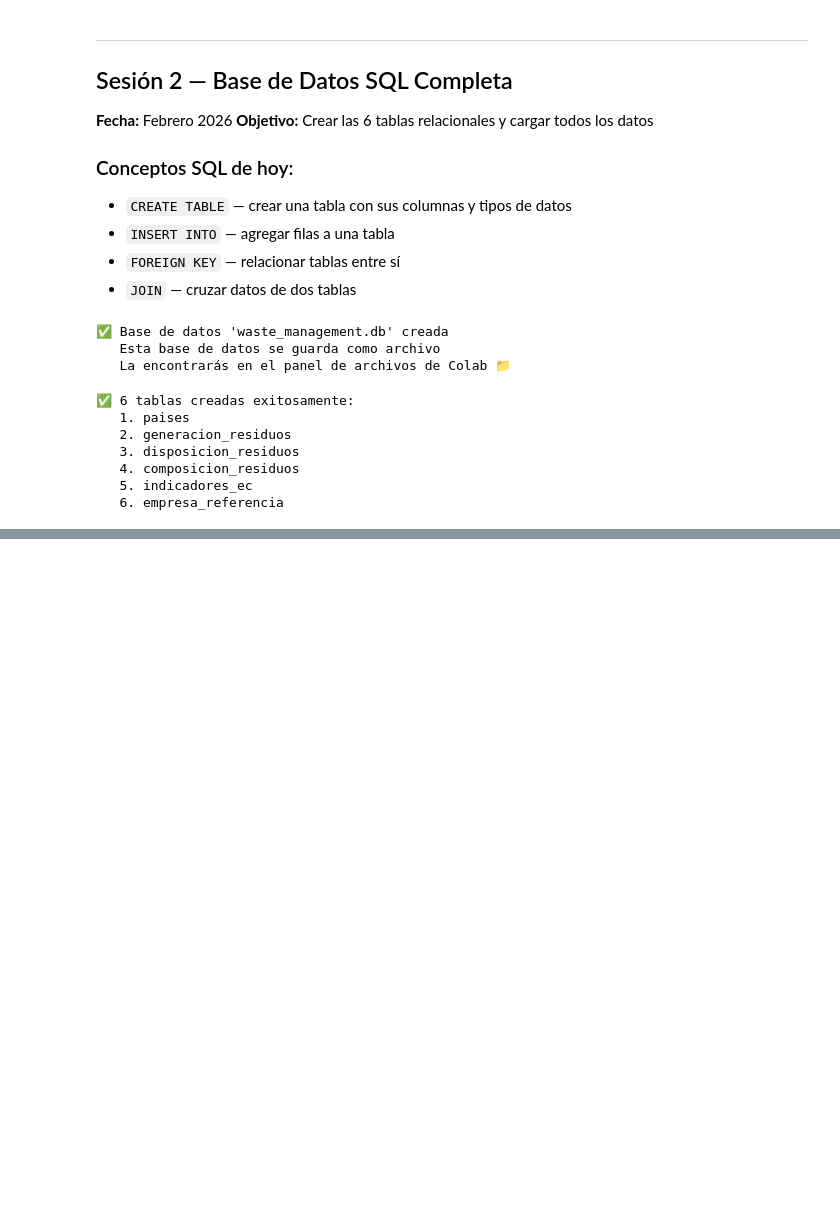
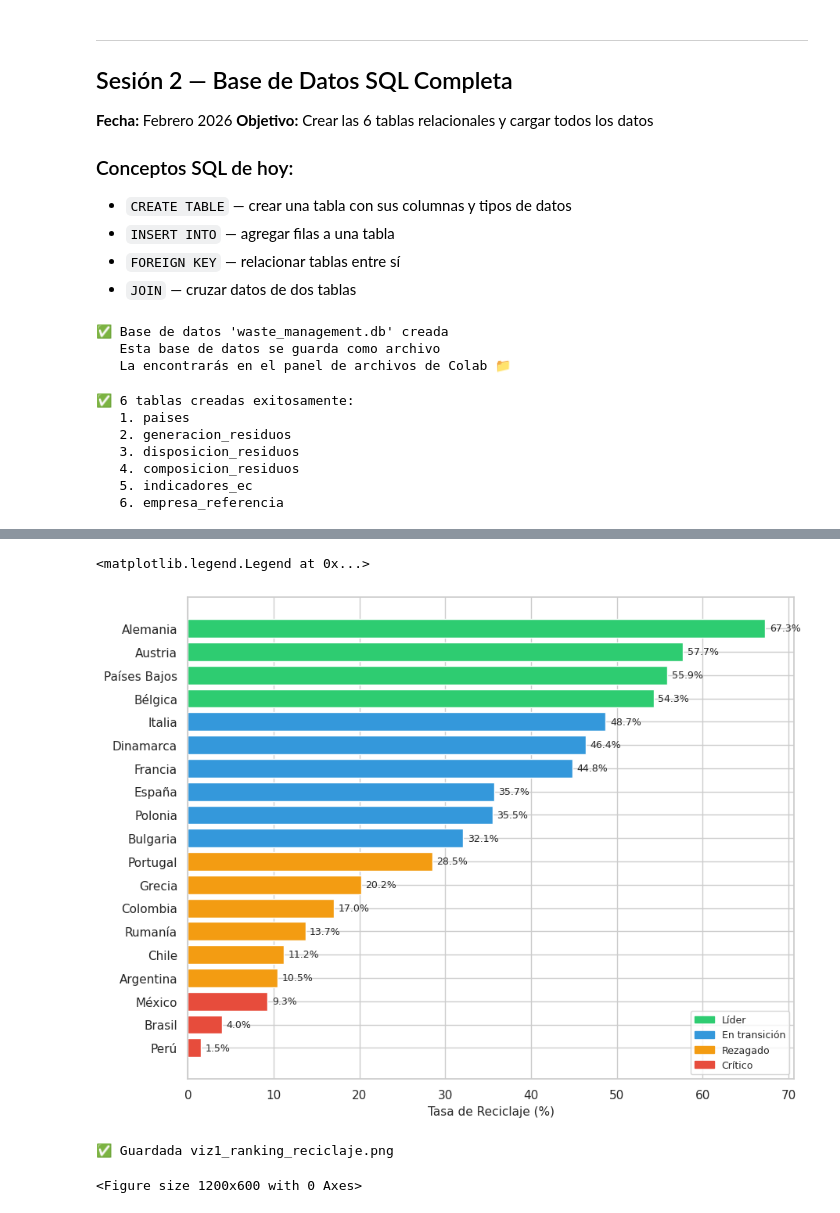
Before and after one commit to laura8am/portfolio-data-analyst, a Jupyter notebook: proyecto3_residuos_economia_circular.ipynb, the cells around one changed output, grey strips where cells are left out. Drawn from its saved outputs; the diff is of its cells as text; code cells hidden in the pictures; blank space fills up the shorter version.

```diff
--- a/proyecto3_residuos_economia_circular.ipynb
+++ b/proyecto3_residuos_economia_circular.ipynb
@@ -666,0 +956,42 @@ print("   → Polonia es el benchmark realista para México, no Alemania")
+# %%
+# ============================================================
+# VISUALIZACIÓN 1: Ranking de reciclaje — todos los países
+# ============================================================
+
+fig, ax = plt.subplots(figsize=(10, 8))
+
+# Preparar datos
+df_plot = resultado3.sort_values('reciclaje_pct', ascending=True)
+
+# Colores por clasificación
+colores_map = {
+    'Líder': '#2ecc71',
+    'En transición': '#3498db',
+    'Rezagado': '#f39c12',
+    'Crítico': '#e74c3c'
+}
+colores = [colores_map[c] for c in df_plot['clasificacion']]
+
+bars = ax.barh(df_plot['nombre'], df_plot['reciclaje_pct'], color=colores)
+
+# Línea de meta EU 2030
+ax.set_xlabel('Tasa de Reciclaje (%)', fontsize=11)
+
+# Etiquetas de valores
+for bar, val in zip(bars, df_plot['reciclaje_pct']):
+    ax.text(bar.get_width() + 0.5, bar.get_y() + bar.get_height()/2,
+            f'{val}%', va='center', fontsize=9)
+
+# Leyenda de colores
+from matplotlib.patches import Patch
+leyenda = [Patch(color=v, label=k) for k, v in colores_map.items()]
+ax.legend(handles=leyenda, loc='lower right', fontsize=9)
+# %% [output]
+<matplotlib.legend.Legend at 0x...>
+[figure, added]
+# %%
+plt.savefig('viz1_ranking_reciclaje.png', dpi=150, bbox_inches='tight')
+print("✅ Guardada viz1_ranking_reciclaje.png")
+# %% [output]
+✅ Guardada viz1_ranking_reciclaje.png
+<Figure size 1200x600 with 0 Axes>
```
Also changed, not shown: parts of 13 cells of this notebook.
